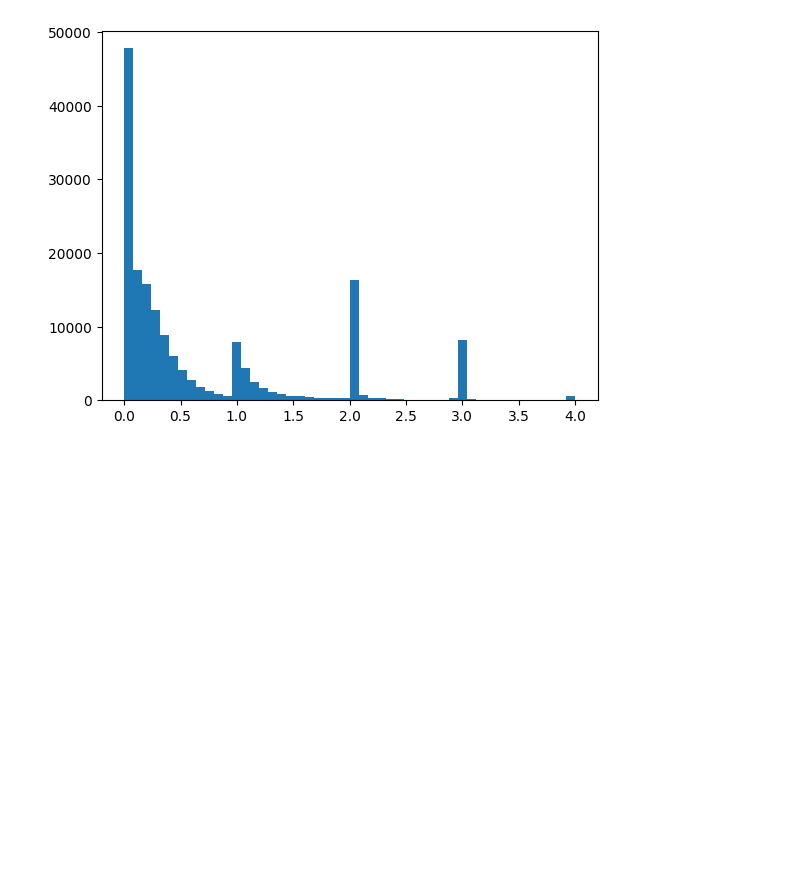
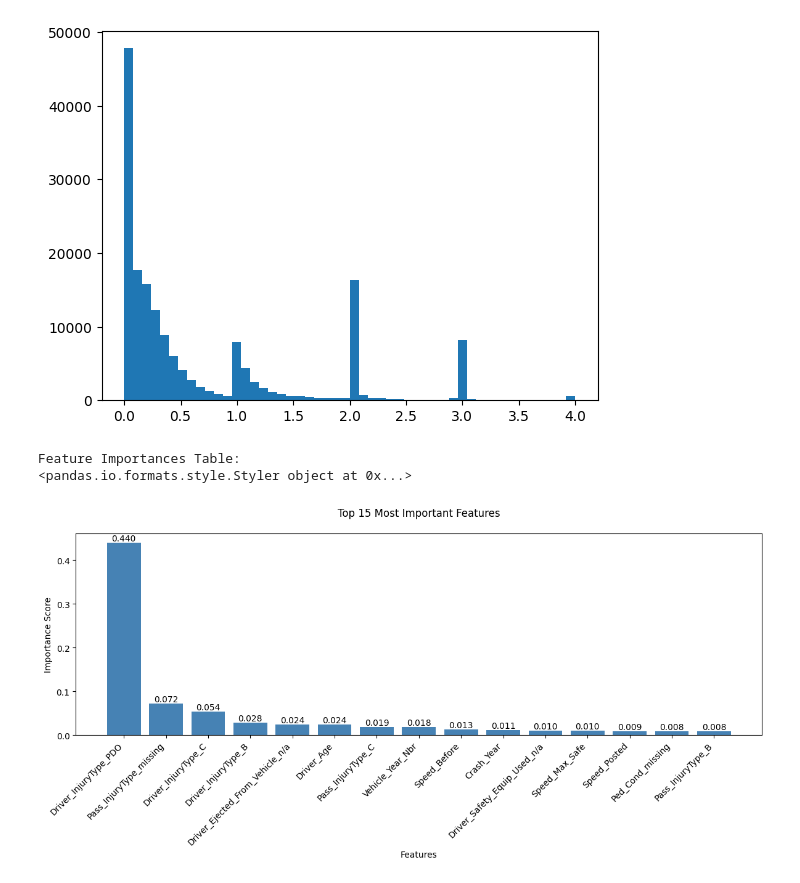
Before and after one commit to IdeaKing/ml4va, a Jupyter notebook: 01_data_experiments.ipynb, the cells around one changed output. Cells and saved outputs as stored; diff of their text form; code cells hidden in the pictures; blank space fills up the shorter version.

```diff
--- a/01_data_experiments.ipynb
+++ b/01_data_experiments.ipynb
@@ -344,8 +344,8 @@ from sklearn.metrics import mean_squared_error
 import numpy as np
 
 # take only first 10k samples to speed up training
-x_train_prepared = x_train_prepared[:10000]
-y_train = y_train[:10000]
+x_train_prepared = x_train_prepared[:30000]
+y_train = y_train[:30000]
 
 random_forest_reg = RandomForestRegressor(random_state=RANDOM_SEED)
 fit_random_forest_reg = random_forest_reg.fit(x_train_prepared, y_train)
@@ -362,3 +360,63 @@ plt.hist(test_predictions, bins=50)
 plt.show()
 # %% [output]
 [figure]
+# %%
+# ------- GENERATED BY GPT ------- #
+# Get numerical and categorical feature names
+num_features = all_columns_df.select_dtypes(exclude=['object']).columns.tolist()
+cat_features = all_columns_df.select_dtypes(include=['object']).columns.tolist()
+
+# Get the one-hot encoder from the categorical pipeline
+cat_pipeline = fit_combined_pipeline.named_transformers_['cat']
+onehot = cat_pipeline.named_steps['one_hot_encoder']
+
+# Get encoded categorical feature names
+encoded_cat_features = []
+for i, feature in enumerate(cat_features):
+   categories = onehot.categories_[i]
+   # Skip first category since we used drop='first'
+   encoded_features = [f"{feature}_{cat}" for cat in categories[1:]]
+   encoded_cat_features.extend(encoded_features)
+
+# Combine all feature names in correct order
+all_features = num_features + encoded_cat_features
+
+# Get feature importances from random forest
+importances = fit_random_forest_reg.feature_importances_
+
+# Create and sort feature importance dataframe
+feature_importance_df = pd.DataFrame({
+   'feature': all_features,
+   'importance': importances
+}).sort_values('importance', ascending=False).reset_index(drop=True)
+
+# Print formatted table
+pd.set_option('display.max_rows', None)
+print("\nFeature Importances Table:")
+print(feature_importance_df.style.format({'importance': '{:.4f}'})
+     .bar(subset=['importance'], color='#ADD8E6'))
+
+# Create bar plot of top 15 features
+plt.figure(figsize=(12, 6))
+plt.bar(feature_importance_df['feature'][:15],
+       feature_importance_df['importance'][:15],
+       color='#4682B4')
+
+# Customize plot
+plt.xticks(rotation=45, ha='right')
+plt.title('Top 15 Most Important Features', pad=20)
+plt.xlabel('Features')
+plt.ylabel('Importance Score')
+
+# Add value labels on bars
+for i, v in enumerate(feature_importance_df['importance'][:15]):
+   plt.text(i, v, f'{v:.3f}', ha='center', va='bottom')
+
+plt.tight_layout()
+plt.show()
+
+# ------- GENERATED BY GPT ------- #
+# %% [output]
+Feature Importances Table:
+<pandas.io.formats.style.Styler object at 0x...>
+[figure, added]
```
Also changed, not shown: parts of 2 cells of this notebook.
